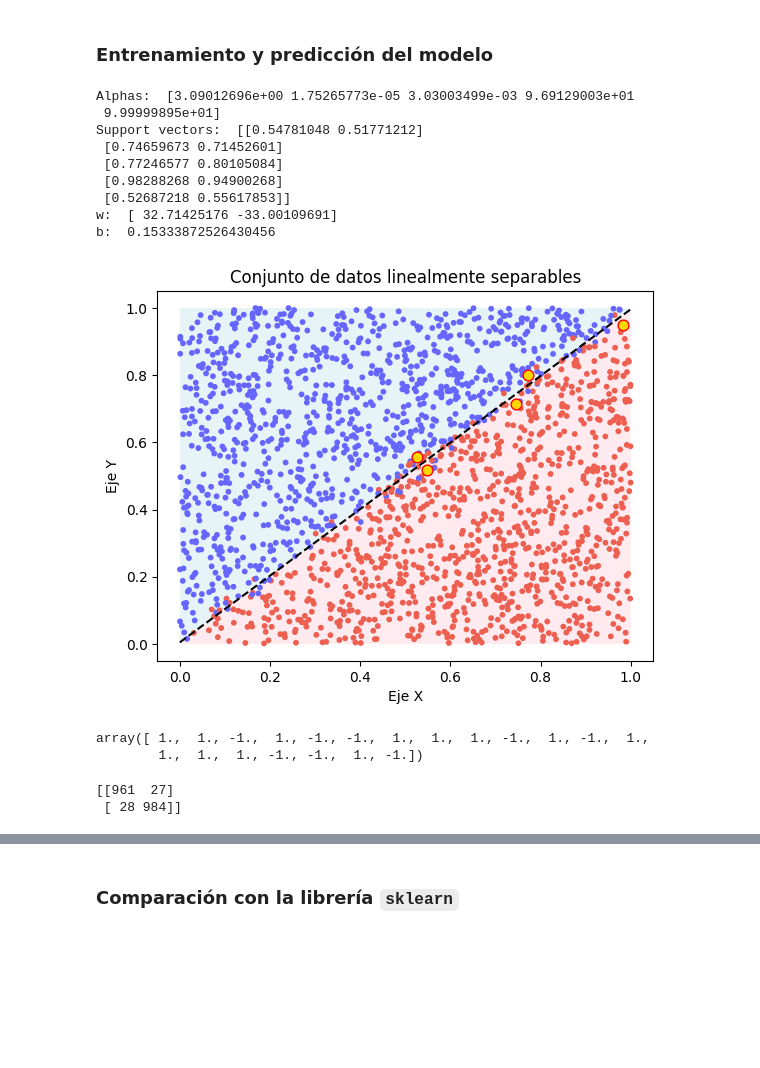
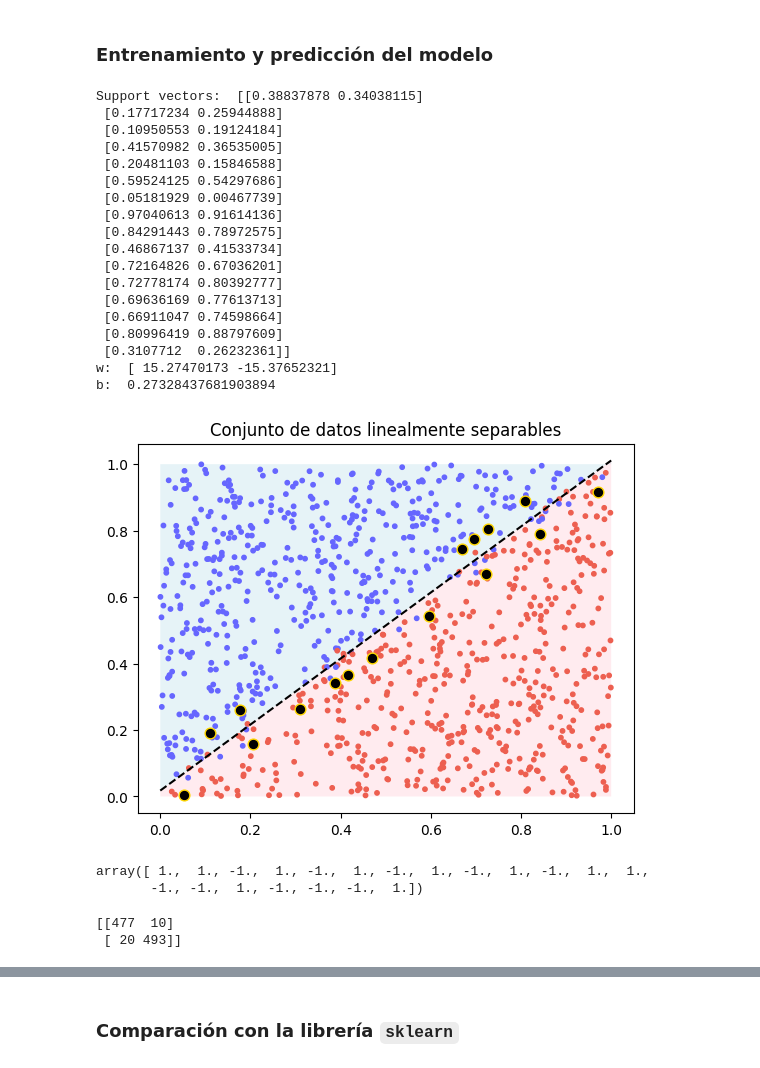
Before and after one commit to carlosramos1/practicas-machine-learning, a Jupyter notebook: SVM_implementacion.ipynb, the cells around one changed output, grey strips where cells are left out. Drawn from its saved outputs; the diff is of its cells as text; code cells hidden in the pictures; blank space fills up the shorter version.

```diff
--- a/SVM_implementacion.ipynb
+++ b/SVM_implementacion.ipynb
@@ -24,12 +24,11 @@ L(\alpha) = \frac{1}{2}\alpha^T \mathbf H\alpha - \mathbf 1^T \alpha \\
 $$
 # %%
 # minimización del problema dual
-def min_dual_problem(X, y, C, kernel="linear", gamma=0.5):
+def min_dual_problem(X, y, C, kernel, gamma=0.5, d=2):
   n = X.shape[0]
   y = y.reshape((1,n)) # conversión a array 2D
 
-  K = kernel_matrix(X, X, kernel, gamma)
-  #K = X @ X.T # para este ejercicio forzamos a kernel lineal
+  K = kernel_matrix(X, X, kernel, gamma, d)
   H = (y.T @ y) * K
 
   # Conversión a formato cvxopt
@@ -89,11 +96,13 @@ def predict_linear_kernel(X, w, b):
 Vamos a crear datos de juguete para un modelo con un kernel lineal
 # %%
 # Datos de juguete
-n = 2000
+n = 1000
+
+np.random.seed(8888)
+
 X = np.random.rand(n, 2)
 y = np.zeros((n,))
 
-np.random.seed(8888)
 noise = np.random.uniform(-0.05, 0.05, n)
 
 for i in range(n):
@@ -134,69 +141,74 @@ plt.show()
 ### Entrenamiento y predicción del modelo
 # %%
 # entrenar el modelo
-C = 100.0  # parámetro de regularización
-gamma = 0.5
+C = 10.0  # parámetro de regularización
 alphas = min_dual_problem(X, y, C, kernel="linear")
 w, b, S = get_w_b(alphas, X, y, C)
-print('Alphas: ', alphas[S])
 print('Support vectors: ', X[S])
 print('w: ', w)
 print('b: ', b)
 # %% [output]
-Alphas:  [3.09012696e+00 1.75265773e-05 3.03003499e-03 9.69129003e+01
- 9.99999895e+01]
-Support vectors:  [[0.54781048 0.51771212]
- [0.74659673 0.71452601]
- [0.77246577 0.80105084]
- [0.98288268 0.94900268]
- [0.52687218 0.55617853]]
-w:  [ 32.71425176 -33.00109691]
-b:  0.15333872526430456
+Support vectors:  [[0.38837878 0.34038115]
+ [0.17717234 0.25944888]
+ [0.10950553 0.19124184]
+ [0.41570982 0.36535005]
+ [0.20481103 0.15846588]
+ [0.59524125 0.54297686]
+ [0.05181929 0.00467739]
+ [0.97040613 0.91614136]
+ [0.84291443 0.78972575]
+ [0.46867137 0.41533734]
+ [0.72164826 0.67036201]
+ [0.72778174 0.80392777]
+ [0.69636169 0.77613713]
+ [0.66911047 0.74598664]
+ [0.80996419 0.88797609]
+ [0.3107712  0.26232361]]
+w:  [ 15.27470173 -15.37652321]
+b:  0.27328437681903894
 # %%
 # Graficar los vectores de soporte
 
 # Eje continuo
 U = np.linspace(0, 1, 200)
 V = -w[0] * U / w[1] - b / w[1]
 plt.plot(U, V, 'k--')
 
 # Fondo
 plt.fill_between(U, V, 1, facecolor="lightblue", alpha=0.3)       # arriba
 plt.fill_between(U, V, 0, facecolor="pink", alpha=0.3)  # abajo
 
 
 colors = ["#6666ff" if val == -1 else "#ed5f50" for val in y]
 plt.scatter(X[:,0],
             X[:,1],
             c=colors,
             s=10)
 sv = X[S]
 plt.scatter(sv[:,0],
             sv[:,1],
-            c="gold",
-            s=60,  edgecolors="red")
+            c="black",
+            s=60,  edgecolors="gold")
 
 
 plt.title("Conjunto de datos linealmente separables")
-plt.xlabel("Eje X")
-plt.ylabel("Eje Y")
 plt.show()
 # %% [output]
-[figure, old version]
+[figure, new version]
 # %%
 # predecir para los mismos datos
 y_hat = predict_linear_kernel(X, w, b)
 y_hat[:20]
 # %% [output]
-array([ 1.,  1., -1.,  1., -1., -1.,  1.,  1.,  1., -1.,  1., -1.,  1.,
-        1.,  1.,  1., -1., -1.,  1., -1.])
+array([ 1.,  1., -1.,  1., -1.,  1., -1.,  1., -1.,  1., -1.,  1.,  1.,
+       -1., -1.,  1., -1., -1., -1.,  1.])
 # %%
 # Matriz de confusión
-cm = confusion_matrix(y, y_hat)
+cm = confusion_matrix(y_hat, y)
 print(cm)
 # %% [output]
-[[961  27]
- [ 28 984]]
+[[477  10]
+ [ 20 493]]
 # %%
 # Medida de aciertos
 (cm[0,0]+cm[1,1])/y.size
```
Also changed, not shown: parts of 45 cells of this notebook.
